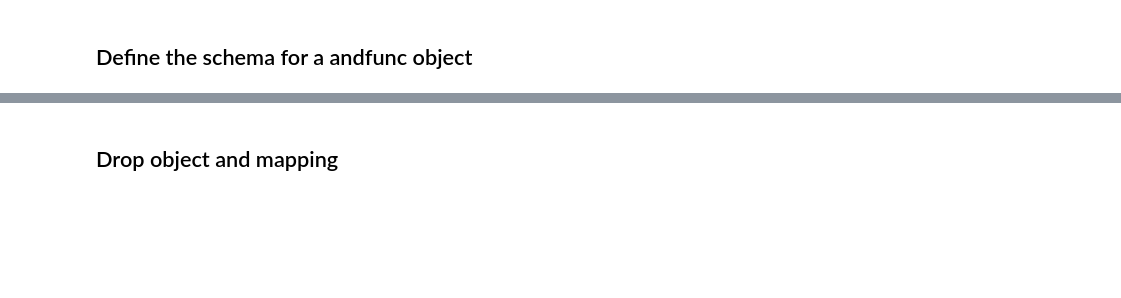
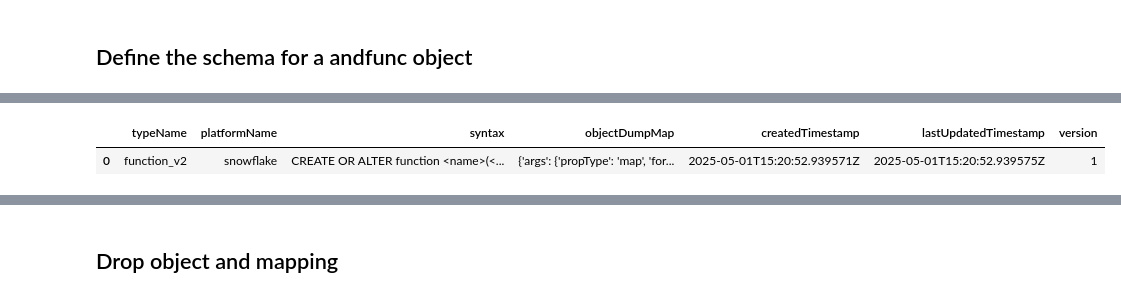
Before and after one commit to msc-open-metadata/polaris-boot, a Jupyter notebook: polaris-spark-local-postgres/notebooks/snowflake-opendic.ipynb, the cells around one changed output, grey strips where cells are left out. Saved outputs shown, nothing was run; the diff lists cells and outputs as text; code cells hidden in the pictures; blank space fills up the shorter version.

```diff
--- a/polaris-spark-local-postgres/notebooks/snowflake-opendic.ipynb
+++ b/polaris-spark-local-postgres/notebooks/snowflake-opendic.ipynb
@@ -118,3 +179,13 @@ NameError: name 'catalog' is not defined
+# %%
+# Show all mappings from <object>. Example: [snowflake,spark]
+catalog.sql(
+    """
+    SHOW OPEN Mapping for snowflake
+    """
+)
+# %% [output]
+|  | typeName | platformName | syntax | objectDumpMap | createdTimestamp | lastUpdatedTimestamp | version |
+| 0 | function_v2 | snowflake | CREATE OR ALTER function <name>(<... | {'args': {'propType': 'map', 'for... | 2025-05-01T15:20:52.939571Z | 2025-05-01T15:20:52.939575Z | 1 |
 # %%
 catalog.sql(
     """
```
Also changed, not shown: parts of 13 cells of this notebook, 1 other file.
